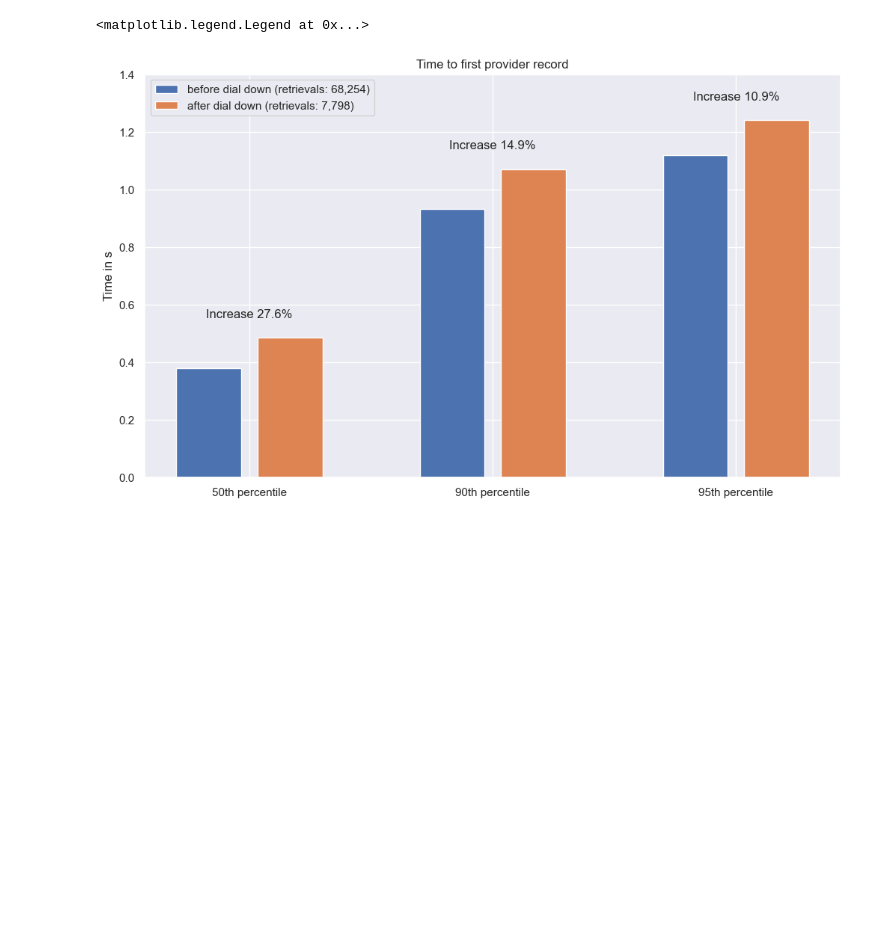
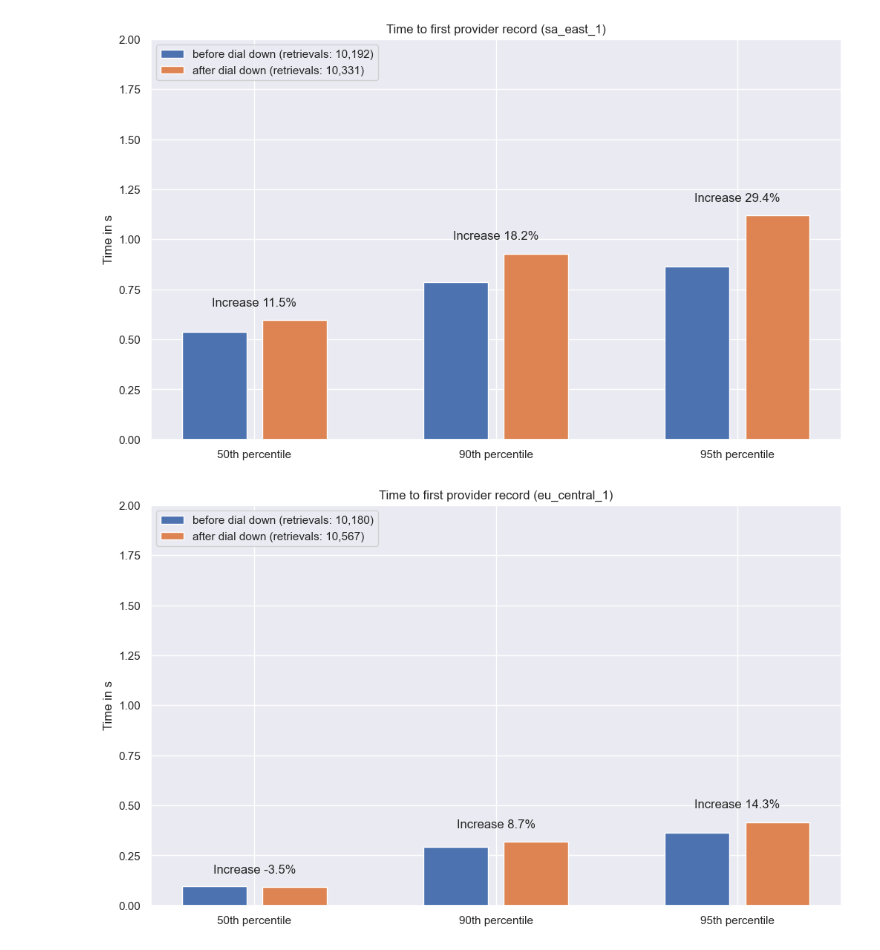
Before and after one commit to dennis-tra/ipfs-lookup-measurement, a Jupyter notebook: analysis/2022-11-28-hydra-dial-down.ipynb, the cells around one changed output. Cells and saved outputs as stored; diff of their text form; code cells hidden in the pictures; blank space fills up the shorter version.

```diff
--- a/analysis/2022-11-28-hydra-dial-down.ipynb
+++ b/analysis/2022-11-28-hydra-dial-down.ipynb
@@ -22,7 +22,7 @@ def cdf(series: pd.Series) -> pd.DataFrame:
         "cdf": np.linspace(0, 1, len(series) + 1)
     })
 # %%
-path = "../data/2022-12-02_hydra_dial_down"
+path = "../data/2022-12-07_hydra_dial_down"
 # %%
 values = []
 for fn in os.listdir(path):
@@ -284,40 +356,40 @@ after_dial_down
 # %%
-fig, ax = plt.subplots(figsize=[12, 7])
 
 percentiles = [50, 90, 95]
 
-# region = "hetzner_us_ash"
+for region in df_retrievals["region"].unique():
+    fig, ax = plt.subplots(figsize=[12, 7])
+    before_dial_down = df_retrievals[df_retrievals["with_hydras"] == True]
+    before_dial_down = before_dial_down[before_dial_down["region"] == region]
+    before_dial_down = before_dial_down[before_dial_down["started_at"] < "2022-12-01T17:30"]
 
-before_dial_down = df_retrievals[df_retrievals["with_hydras"] == True]
-# before_dial_down = before_dial_down[before_dial_down["region"] == region]
-before_dial_down = before_dial_down[before_dial_down["started_at"] < "2022-12-01T17:30"]
+    lats_before = []
+    for j, percentile in enumerate(percentiles):
+        lats_before += [np.percentile(before_dial_down["find_first_provider_duration"], percentile)]
+    ax.bar([0, 3, 6], lats_before, label=f"before dial down (retrievals: {len(before_dial_down):,})")
 
-lats_before = []
-for j, percentile in enumerate(percentiles):
-    lats_before += [np.percentile(before_dial_down["find_first_provider_duration"], percentile)]
-ax.bar([0, 3, 6], lats_before, label=f"before dial down (retrievals: {len(before_dial_down):,})")
+    after_dial_down = df_retrievals[df_retrievals["with_hydras"] == True]
+    after_dial_down = after_dial_down[after_dial_down["region"] == region]
+    after_dial_down = after_dial_down[after_dial_down["started_at"] > "2022-12-01T17:30"]
+    after_dial_down = after_dial_down[after_dial_down["started_at"] < "2022-12-07T09:00"]
 
-after_dial_down = df_retrievals[df_retrievals["with_hydras"] == True]
-# after_dial_down = after_dial_down[after_dial_down["region"] == region]
-after_dial_down = after_dial_down[after_dial_down["started_at"] > "2022-12-01T17:30"]
+    lats_after = []
+    for j, percentile in enumerate(percentiles):
+        lats_after += [np.percentile(after_dial_down["find_first_provider_duration"], percentile)]
+    ax.bar([1, 4, 7], lats_after, label=f"after dial down (retrievals: {len(after_dial_down):,})")
 
-lats_after = []
-for j, percentile in enumerate(percentiles):
-    lats_after += [np.percentile(after_dial_down["find_first_provider_duration"], percentile)]
-ax.bar([1, 4, 7], lats_after, label=f"after dial down (retrievals: {len(after_dial_down):,})")
+    ax.text(0.5, np.max(lats_after[0]) + 0.07, f"Increase {100 * (lats_after[0] - lats_before[0]) / lats_before[0]:.1f}%",
+            ha="center")
+    ax.text(3.5, np.max(lats_after[1]) + 0.07, f"Increase {100 * (lats_after[1] - lats_before[1]) / lats_before[1]:.1f}%",
+            ha="center")
+    ax.text(6.5, np.max(lats_after[2]) + 0.07, f"Increase {100 * (lats_after[2] - lats_before[2]) / lats_before[2]:.1f}%",
+            ha="center")
 
-ax.text(0.5, np.max(lats_after[0]) + 0.07, f"Increase {100 * (lats_after[0] - lats_before[0]) / lats_before[0]:.1f}%",
-        ha="center")
-ax.text(3.5, np.max(lats_after[1]) + 0.07, f"Increase {100 * (lats_after[1] - lats_before[1]) / lats_before[1]:.1f}%",
-        ha="center")
-ax.text(6.5, np.max(lats_after[2]) + 0.07, f"Increase {100 * (lats_after[2] - lats_before[2]) / lats_before[2]:.1f}%",
-        ha="center")
-
-ax.set_title(f"Time to first provider record")
-ax.set_xticks([0.5, 3.5, 6.5], list(map(lambda p: f"{p}th percentile", percentiles)))
-ax.set_ylabel("Time in s")
-ax.set_ylim(0, 1.4)
-ax.legend(loc="upper left")
+    ax.set_title(f"Time to first provider record ({region})")
+    ax.set_xticks([0.5, 3.5, 6.5], list(map(lambda p: f"{p}th percentile", percentiles)))
+    ax.set_ylabel("Time in s")
+    ax.set_ylim(0, 2)
+    ax.legend(loc="upper left")
 # %% [output]
-<matplotlib.legend.Legend at 0x...>
-[figure, old version]
+[figure, new version]
+[figure, added]
```
Also changed, not shown: parts of 15 cells of this notebook, 4 other files.
